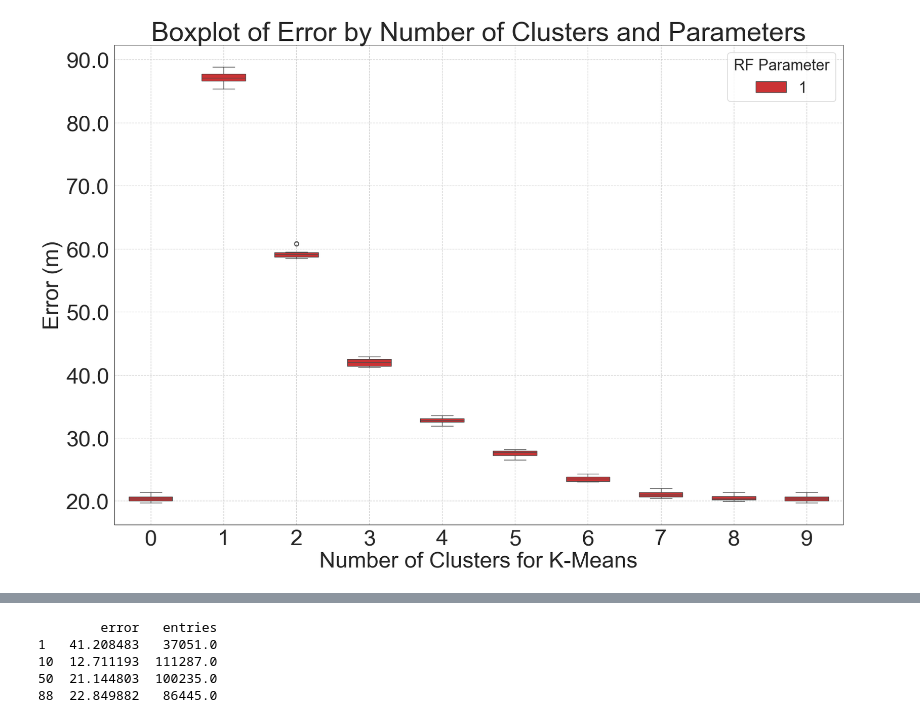
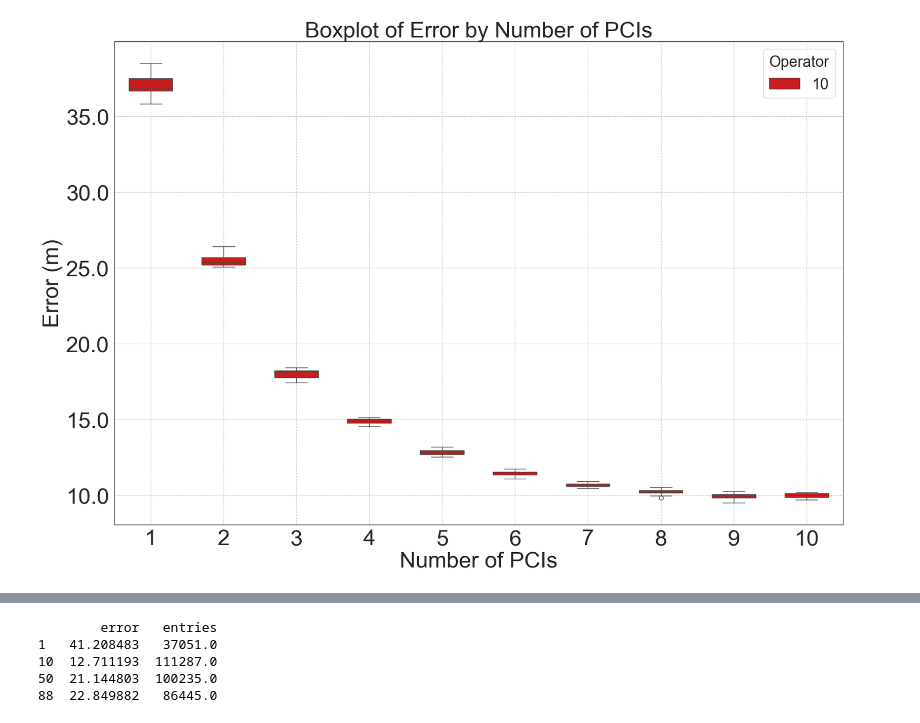
Before and after one commit to Andreas-Espelund/5G_localization, a Jupyter notebook: plotting/plot_operator.experiment.ipynb, the cells around one changed output, grey strips where cells are left out. Cells and saved outputs as stored; diff of their text form; code cells hidden in the pictures.

```diff
--- a/plotting/plot_operator.experiment.ipynb
+++ b/plotting/plot_operator.experiment.ipynb
@@ -6,7 +6,7 @@ import pandas as pd
 
 # Plot the accuracy
 
-dir = '../data/results/experiments/operator_experiment_9'
+dir = '../data/results/experiments/operator_experiment_14'
 
 data_df = pd.read_csv(os.path.join(dir, 'results.csv')).drop(columns=['Unnamed: 0'])
 
@@ -14,6 +14,3 @@ with open(os.path.join(dir, 'config.json')) as f:
     config = json.load(f)
 
 config
-
-data_df = data_df[data_df['n_best_beams'] < 10]
-data_df = data_df[data_df['operator'] == 1]
@@ -20,37 +27,47 @@ data_df = data_df[data_df['operator'] == 1]
 # %%
 
 import seaborn as sns
-import matplotlib.pyplot as plt
 
-plt.rcParams.update({"font.size": 32})
-# Set the style to white background
-plt.figure(figsize=(17, 12))
-sns.set_style("white")
 
-sns.boxplot(x='n_best_beams', y='error', hue='operator', palette='Set1', data=data_df, width=0.6)
+def plot_beam_experiment(data_df: pd.DataFrame, operator: int):
+    color_map = get_config('color_map.json', 'operatorId')
+    col = color_map[str(operator)]
+    palette = {operator: col}
 
-plt.xlim(-0.5, len(data_df['n_best_beams'].unique()) - 0.5)
+    plt.rcParams.update({"font.size": 32})
+    # Set the style to white background
+    plt.figure(figsize=(17, 12))
+    sns.set_style("white")
 
-# Add labels and title
-plt.xlabel('Number of Clusters for K-Means')
-plt.ylabel('Error (m)')
-plt.title('Boxplot of Error by Number of Clusters and Parameters')
+    sns.boxplot(x='n_best_beams', y='error', hue='operator', palette=palette, data=data_df, width=0.6)
 
-# Improve the legend
-plt.legend(title='RF Parameter', fontsize='22', loc='upper right', title_fontsize=22, ncol=2)
+    plt.xlim(-0.5, len(data_df['n_best_beams'].unique()) - 0.5)
 
-# Remove grid or make it very subtle
-plt.grid(linestyle='--')
+    # Add labels and title
+    plt.xlabel('Number of PCIs')
+    plt.ylabel('Error (m)')
+    plt.title('Boxplot of Error by Number of PCIs')
 
-from matplotlib.ticker import FormatStrFormatter
+    # Improve the legend
+    plt.legend(title='Operator', fontsize='22', loc='upper right', title_fontsize=22, ncol=2)
 
-plt.gca().yaxis.set_major_formatter(FormatStrFormatter('%.1f'))
+    # Remove grid or make it very subtle
+    plt.grid(linestyle='--')
 
-# Show the plot
-plt.tight_layout()
-plt.show()
+    from matplotlib.ticker import FormatStrFormatter
+
+    plt.gca().yaxis.set_major_formatter(FormatStrFormatter('%.1f'))
+
+    # Show the plot
+    plt.tight_layout()
+    plt.show()
+
+
+data_df = data_df[data_df['n_best_beams'] < 11]
+for name, group in data_df.groupby('operator'):
+    plot_beam_experiment(group, int(name))
 # %% [output]
-[figure, old version]
+[figure, new version]
 # %%
 from scripts.plotting import *
 
```
Also changed, not shown: parts of 2 cells of this notebook, 11 other files.
